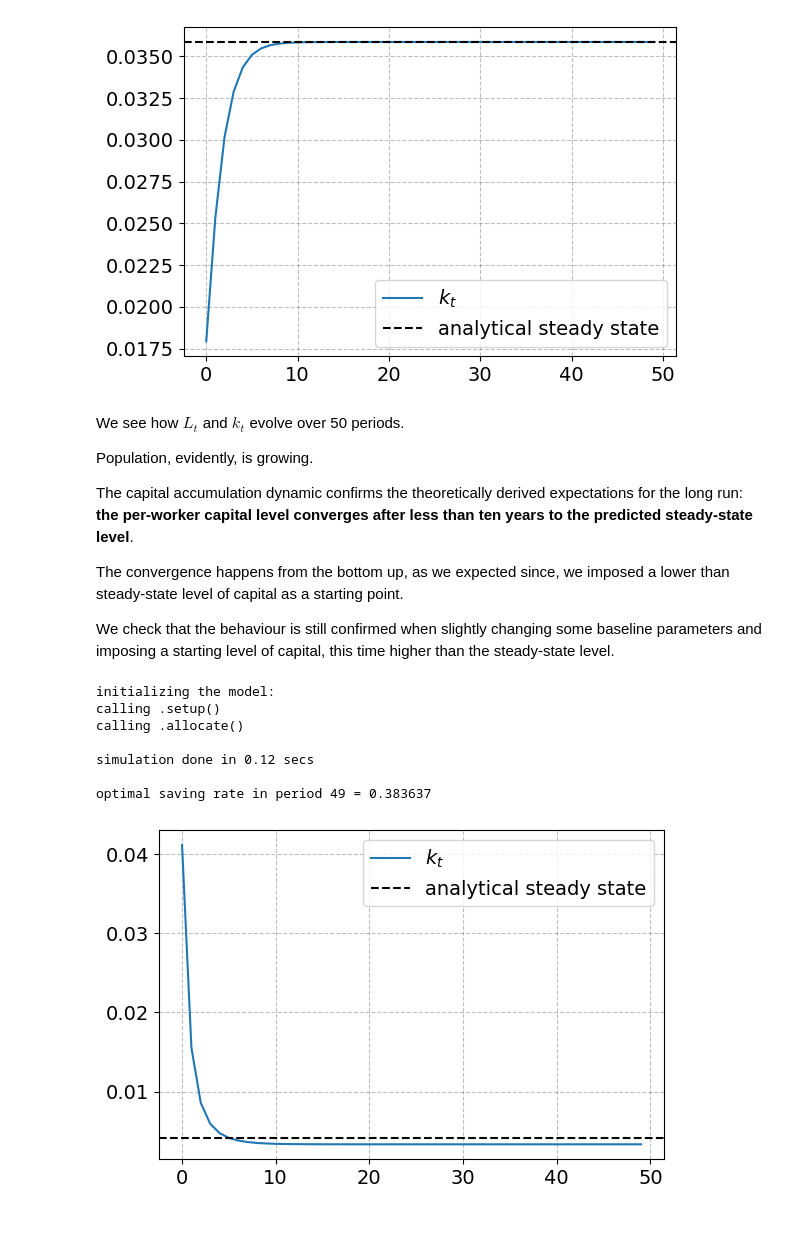
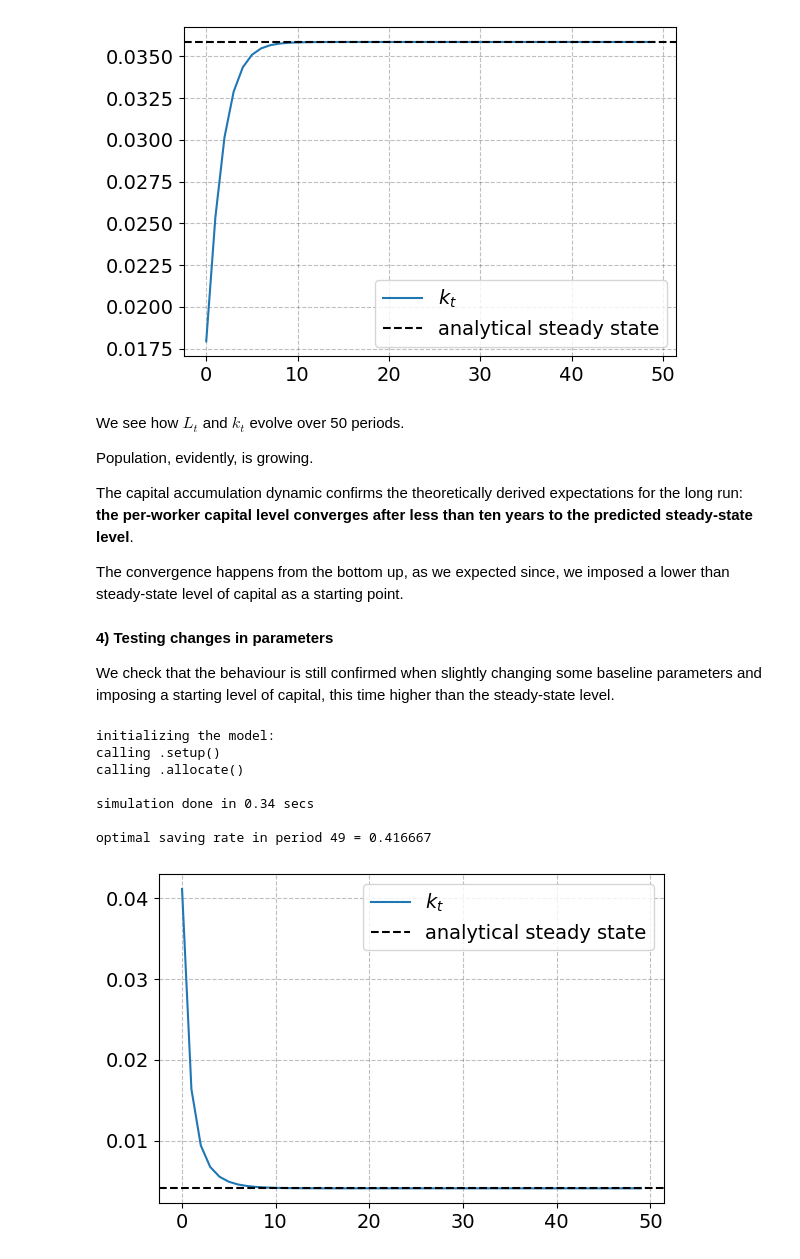
Before and after one commit to NumEconCopenhagen/projects-2023-EFS, a Jupyter notebook: modelproject/OLG_growth.ipynb, the cells around one changed output. Cells and saved outputs as stored; diff of their text form; code cells hidden in the pictures; blank space fills up the shorter version.

```diff
--- a/modelproject/OLG_growth.ipynb
+++ b/modelproject/OLG_growth.ipynb
@@ -391,31 +392,31 @@ Population, evidently, is growing.
 The capital accumulation dynamic confirms the theoretically derived expectations for the long run: **the per-worker capital level converges after less than ten years to the predicted steady-state level**.
 
 The convergence happens from the bottom up, as we expected since, we imposed a lower than steady-state level of capital as a starting point.
-
-
-We check that the behaviour is still confirmed when slightly changing some baseline parameters and imposing a starting level of capital, this time higher than the steady-state level.
+# %% [markdown]
+**4) Testing changes in parameters**
+
+We check that the behaviour is still confirmed when slightly changing some baseline parameters and imposing a starting level of capital, this time higher than the steady-state level.
 # %%
 model2 = OLGModelClass() # a new model istance
 par2 = model2.par
 sim2 = model2.sim
 
 # Redefining initial capital as respect to steady state
 par2.n = 0.5
-par2.sigma = 1.1
 par2.alpha = 0.6
 par2.k_ss = ((1-par2.alpha)/((1+par2.n)*(1+1.0/par2.beta)))**(1/(1-par2.alpha)) # steady-state level of capital for Log utility and Cobb Douglas production
 par2.K_lag_ini = 10*par2.k_ss
 
 # simulate the model
 model2.simulate()
 capital_accumulation_plot(par2,sim2)
 # %% [output]
 initializing the model:
 calling .setup()
 calling .allocate()
 
-simulation done in 0.12 secs
+simulation done in 0.34 secs
 
-optimal saving rate in period 49 = 0.383637
+optimal saving rate in period 49 = 0.416667
-[figure, old version]
+[figure, new version]
 # %% [markdown]
```
Also changed, not shown: parts of 3 cells of this notebook.
